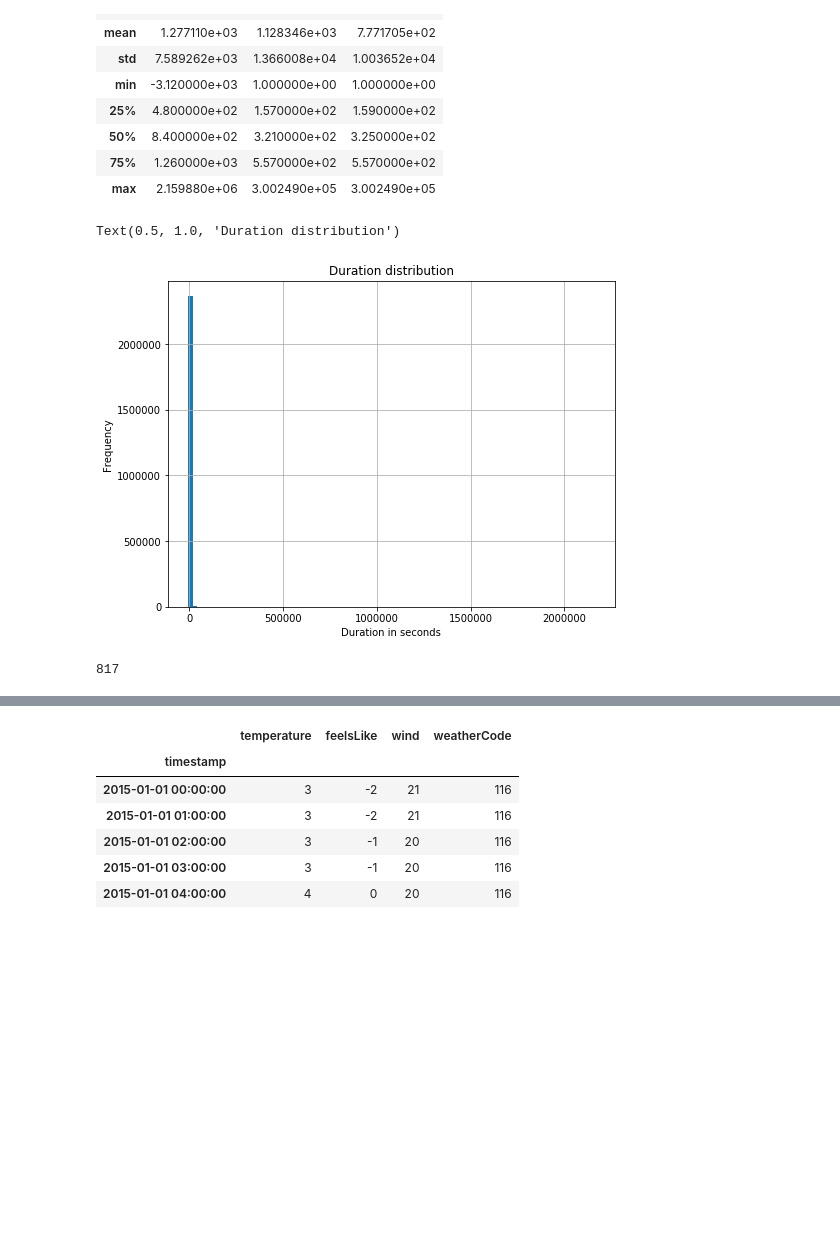
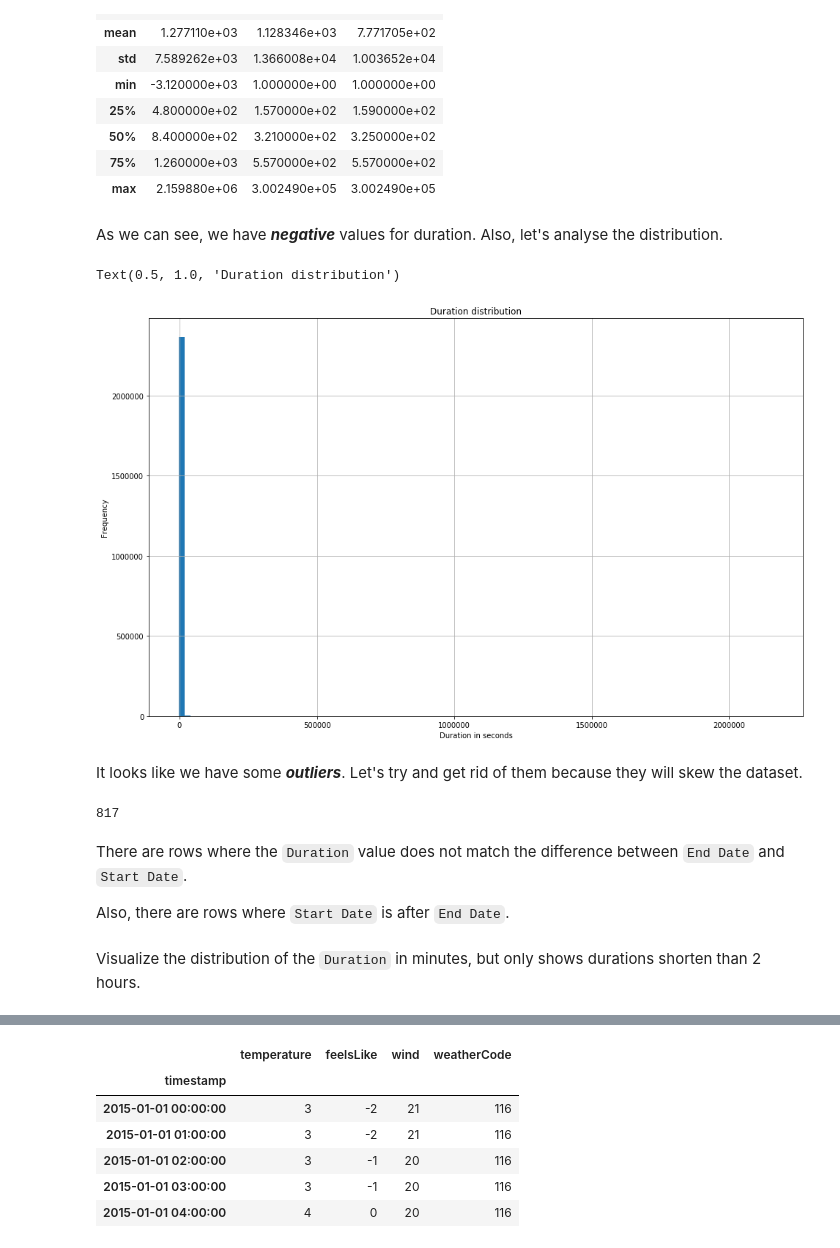
Before and after one commit to Krismix1/data-science-mandatory-2, a Jupyter notebook: analysis.ipynb, the cells around one changed output, grey strips where cells are left out. Cells and saved outputs as stored; diff of their text form; code cells hidden in the pictures; blank space fills up the shorter version.

Commit message:
Add some description; improve some plots

```diff
--- a/analysis.ipynb
+++ b/analysis.ipynb
@@ -5,6 +10,12 @@ import matplotlib.pyplot as plt
 import seaborn as sns
 import random
 import numpy as np
+from sklearn.model_selection import train_test_split
+
+rnd_seed = 42069
+np.random.seed(rnd_seed)
+random.seed(rnd_seed)
+fig_size = (16, 10)
 
 one_day_secs = 24 * 60 * 60 # 1 day in seconds
 def print_hist_labels(hist):
@@ -52,6 +82,3 @@ print('New size:', len(df))
 # %% [output]
 Old size: 2377757
 New size: 2369507
-# %%
-df['EndStation Id'] = df['EndStation Id'].map(int)
-df.dtypes
@@ -84,15 +104,20 @@ df.describe()
 | 50% | 8.400000e+02 | 3.210000e+02 | 3.250000e+02 |
 | 75% | 1.260000e+03 | 5.570000e+02 | 5.570000e+02 |
 | max | 2.159880e+06 | 3.002490e+05 | 3.002490e+05 |
+# %% [markdown]
+As we can see, we have ***negative*** values for duration.
+Also, let's analyse the distribution.
 # %%
-df['Duration'].hist(bins=100, figsize=(8,6))
-# it looks like we have some outliers
+df['Duration'].hist(bins=100, figsize=fig_size)
 plt.xlabel('Duration in seconds')
 plt.ylabel('Frequency')
 plt.title('Duration distribution')
 # %% [output]
 Text(0.5, 1.0, 'Duration distribution')
-[figure, old version]
+[figure, new version]
+# %% [markdown]
+
+It looks like we have some ***outliers***. Let's try and get rid of them because they will skew the dataset.
 # %%
 len(df[(df['Duration'] > one_day_secs) | (df['Duration'] < 0)])
 # %% [output]
@@ -105,0 +125,4 @@ df = df[(df['Duration'] == seconds) & (seconds >= 0)]
+# %% [markdown]
+There are rows where the `Duration` value does not match the difference between `End Date` and `Start Date`.
+
+Also, there are rows where `Start Date` is after `End Date`.
@@ -106 +133,3 @@ df = df[(df['Duration'] == seconds) & (seconds >= 0)]
+# %% [markdown]
+Visualize the distribution of the `Duration` in minutes, but only shows durations shorten than 2 hours.
 # %%
```
Also changed, not shown: parts of 30 cells of this notebook.
